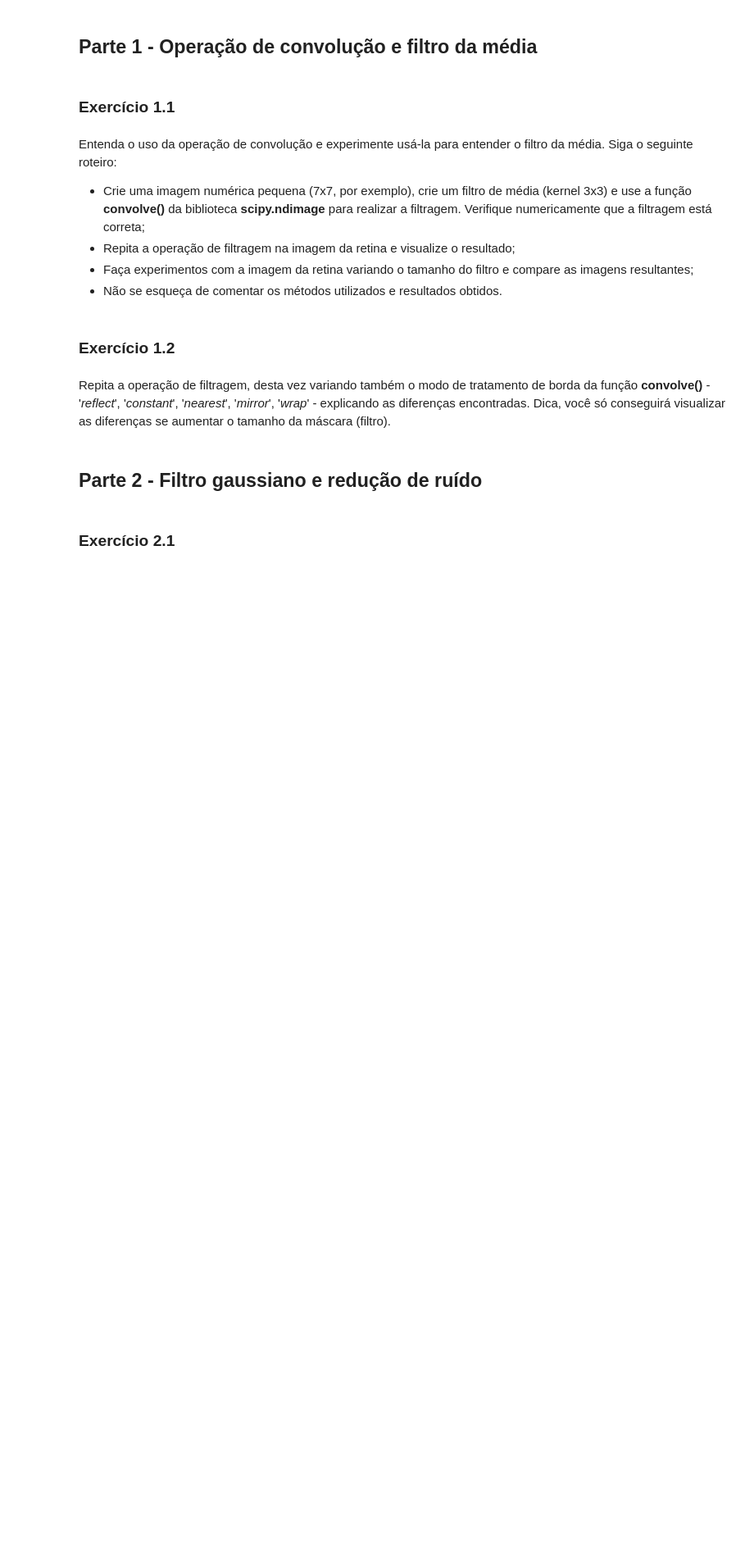
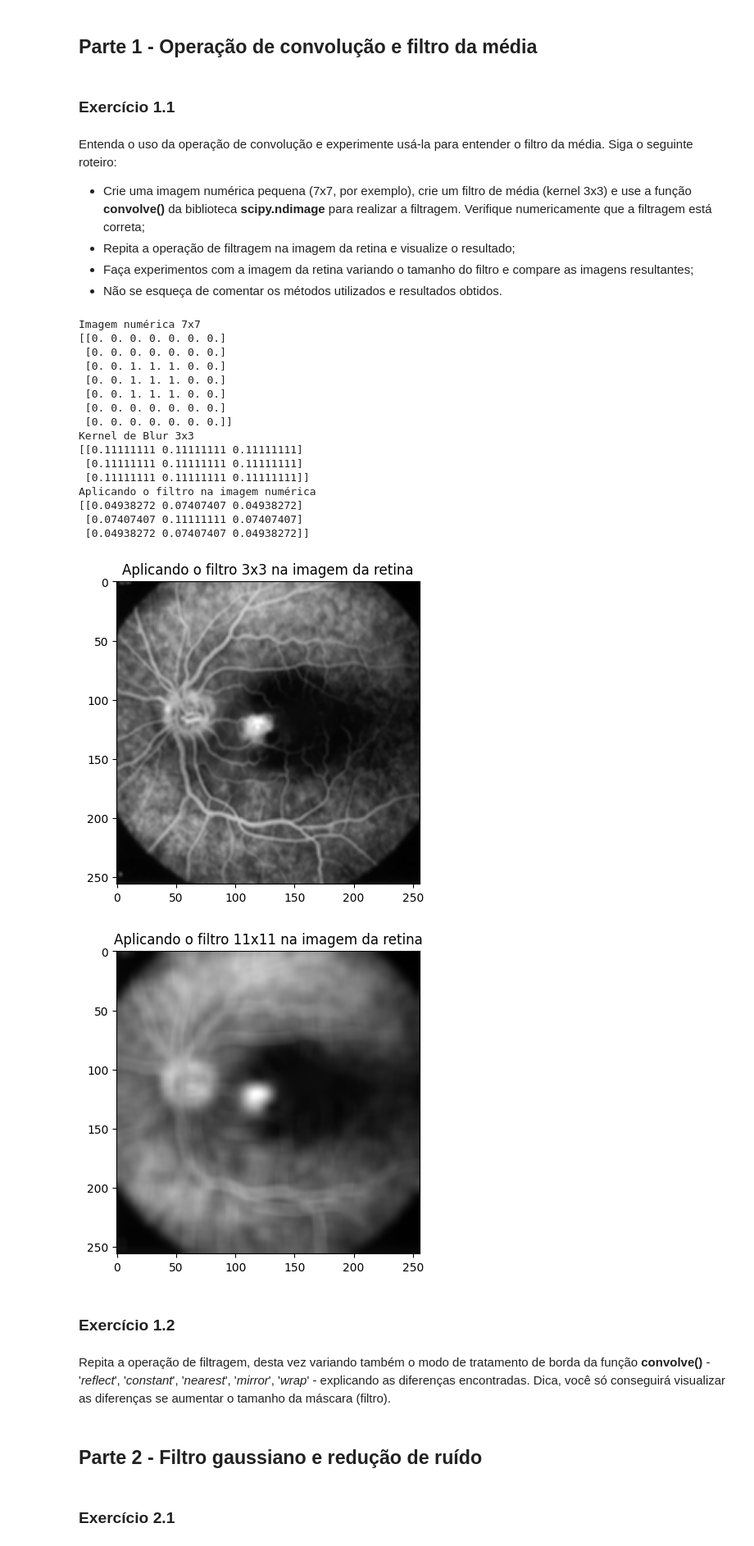
Before and after one commit to UNICAMP-EA979/2026s1-pi04-filtragem-g248527, a Jupyter notebook: Atividade.ipynb, the cells around one changed output. Shown at 82% size. Saved outputs shown, nothing was run; the diff lists cells and outputs as text; code cells hidden in the pictures; blank space fills up the shorter version.

```diff
--- a/Atividade.ipynb
+++ b/Atividade.ipynb
@@ -69,3 +67,52 @@ f.
+# %%
+# Imagem feita por uns, vamos fazer a média deles
+
+from scipy.ndimage import convolve
+
+# A image 7x7 é uma array com o fundo preenchido com zeros e um quadrado no meio
+img_7x7 = np.zeros((7,7))
+img_7x7[2:5,2:5] = 1
+
+print("Imagem numérica 7x7")
+print(img_7x7)
+
+kernel_3x3 = np.array([[1/9]*3]*3)
+print("Kernel de Blur 3x3")
+print(kernel_3x3)
+
+conv_result = convolve(kernel_3x3, kernel_3x3, mode='constant', cval=0)
+print("Aplicando o filtro na imagem numérica")
+print(conv_result)
+
+f_conv_3x3 = convolve(f.astype(float), kernel_3x3, mode='reflect')
+plt.imshow(f_conv_3x3,cmap='gray')
+plt.title("Aplicando o filtro 3x3 na imagem da retina")
+plt.show()
+
+kernel_11x11  = np.array([[1/121]*11]*11)
+f_conv_11x11 = convolve(f.astype(float), kernel_11x11, mode='reflect')
+plt.imshow(f_conv_11x11,cmap='gray')
+plt.title("Aplicando o filtro 11x11 na imagem da retina")
+plt.show()
+# %% [output]
+Imagem numérica 7x7
+[[0. 0. 0. 0. 0. 0. 0.]
+ [0. 0. 0. 0. 0. 0. 0.]
+ [0. 0. 1. 1. 1. 0. 0.]
+ [0. 0. 1. 1. 1. 0. 0.]
+ [0. 0. 1. 1. 1. 0. 0.]
+ [0. 0. 0. 0. 0. 0. 0.]
+ [0. 0. 0. 0. 0. 0. 0.]]
+Kernel de Blur 3x3
+[[0.11111111 0.11111111 0.11111111]
+ [0.11111111 0.11111111 0.11111111]
+ [0.11111111 0.11111111 0.11111111]]
+Aplicando o filtro na imagem numérica
+[[0.04938272 0.07407407 0.04938272]
+ [0.07407407 0.11111111 0.07407407]
+ [0.04938272 0.07407407 0.04938272]]
+[figure, added]
+[figure, added]
 # %% [markdown]
 ### Exercício 1.2
 # %% [markdown]
```
Also changed, not shown: parts of 3 cells of this notebook.
